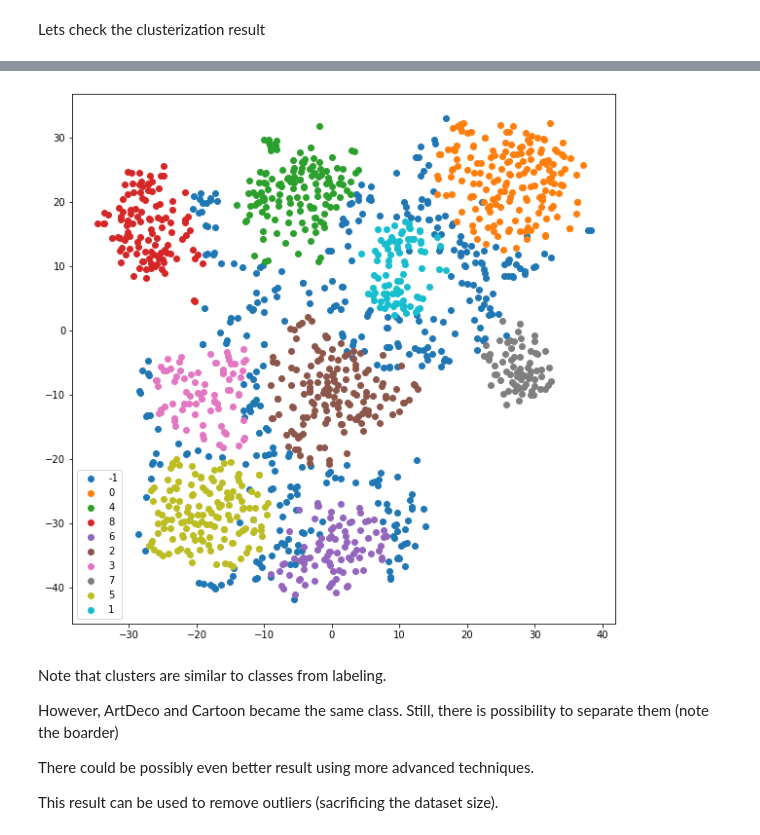
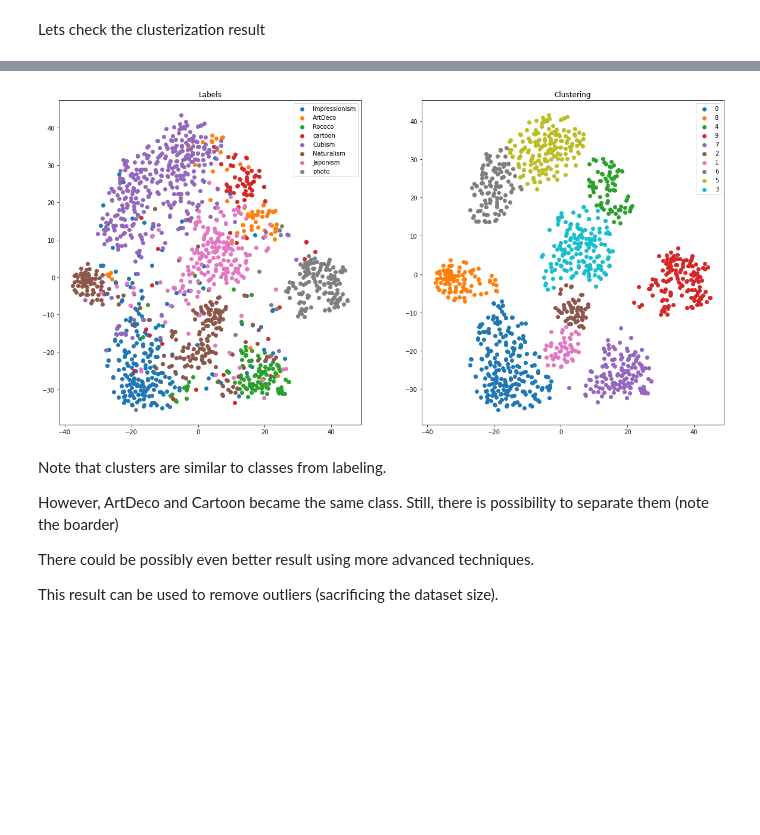
Before and after one commit to nizovskiyka/bg-classification-task, a Jupyter notebook: bg-report-submission.ipynb, the cells around one changed output, grey strips where cells are left out. Saved outputs shown, nothing was run; the diff lists cells and outputs as text; code cells hidden in the pictures; blank space fills up the shorter version.

```diff
--- a/bg-report-submission.ipynb
+++ b/bg-report-submission.ipynb
@@ -550,0 +611,6 @@ embeddings_df = pd.DataFrame({"paths":embedding_paths,
+# %%
+pretrained_embeddings_norm = normalize(pretrained_embeddings, norm='l2').tolist()
+embeddings_df["pretrained_embeddings_norm"] = [np.array(x) for x in pretrained_embeddings_norm]
+# %%
+imagenet_embeddings_norm = normalize(imagenet_embeddings, norm='l2').tolist()
+embeddings_df["imagenet_embeddings_norm"] = [np.array(x) for x in imagenet_embeddings_norm]
@@ -592,5 +693,7 @@ The score is calculated between two sets. Here we will find the score between ev
 ! one-vs-all may be bad if the cluster is surrounded by others.
 # %%
 # here add silhouette
-embeddings_df["gt_labelnum"] = embeddings_df["gt_label"].apply(lambda x: LABEL_DICT[x])
+embeddings_df["gt_labelnum"] = embeddings_df["gt_label"].apply(
+    lambda x: LABEL_TO_CLASSNUM[x]
+)
 # %%
@@ -664,12 +752,3 @@ It would be nice to remove dataset noise. One solution is to use OPTICS algorith
 I have tried to cluster embeddings with OPTICS, but surprisingly did not achieve good result. The problem may be in [curse of dimensionality](https://towardsdatascience.com/curse-of-dimensionality-a-curse-to-machine-learning-c122ee33bfeb).
 # %% [markdown]
 Lets check the clusterization result
-# %%
-u_labels = embeddings_df["gt_label"].unique()
-for i in u_labels:
-    plt.scatter(np.array(embeddings_df[embeddings_df["gt_label"]==i]["pretrained_embeddings_2d"].tolist())[:,0] ,
-                np.array(embeddings_df[embeddings_df["gt_label"]==i]["pretrained_embeddings_2d"].tolist())[:,1] ,
-                label = i)
-plt.title("Pretrained embeddings")
-plt.legend()
-plt.show()
@@ -678,19 +755,51 @@ plt.show()
 # %%
-clusters = OPTICS(min_samples = 70, xi=0.01)
+clusters = OPTICS(min_samples=37, xi=0.0001)
 clusters.fit(pretrained_embeddings_2d)
-
 embeddings_df["cluster_label"] = clusters.labels_
 
+
+fig, (ax1, ax2) = plt.subplots(1, 2, figsize=(20, 10))
+
+u_labels = embeddings_df["gt_label"].unique()
+for i in u_labels:
+    ax1.scatter(
+        np.array(
+            embeddings_df[embeddings_df["gt_label"] == i][
+                "pretrained_embeddings_2d"
+            ].tolist()
+        )[:, 0],
+        np.array(
+            embeddings_df[embeddings_df["gt_label"] == i][
+                "pretrained_embeddings_2d"
+            ].tolist()
+        )[:, 1],
+        label=i,
+    )
+ax1.set_title("Labels")
+ax1.legend()
+
 u_labels = embeddings_df["cluster_label"].unique()
-rgb_values = sns.color_palette("husl", 14)
 for i in u_labels:
-#     if i == -1: continue
-    plt.scatter(np.array(embeddings_df[embeddings_df["cluster_label"]==i]["pretrained_embeddings_2d"].tolist())[:,0] ,
-                np.array(embeddings_df[embeddings_df["cluster_label"]==i]["pretrained_embeddings_2d"].tolist())[:,1] , label = i) #, color=rgb_values[i])
-plt.legend()
+    if i==-1: continue
+    ax2.scatter(
+        np.array(
+            embeddings_df[embeddings_df["cluster_label"] == i][
+                "pretrained_embeddings_2d"
+            ].tolist()
+        )[:, 0],
+        np.array(
+            embeddings_df[embeddings_df["cluster_label"] == i][
+                "pretrained_embeddings_2d"
+            ].tolist()
+        )[:, 1],
+        label=i,
+    )
+ax2.set_title("Clustering")
+ax2.legend()
+
 plt.show()
 # %% [output]
-[figure, old version]
+[figure, new version]
 # %% [markdown]
 Note that clusters are similar to classes from labeling.
 
```
Also changed, not shown: parts of 103 cells of this notebook, 1 other file.
